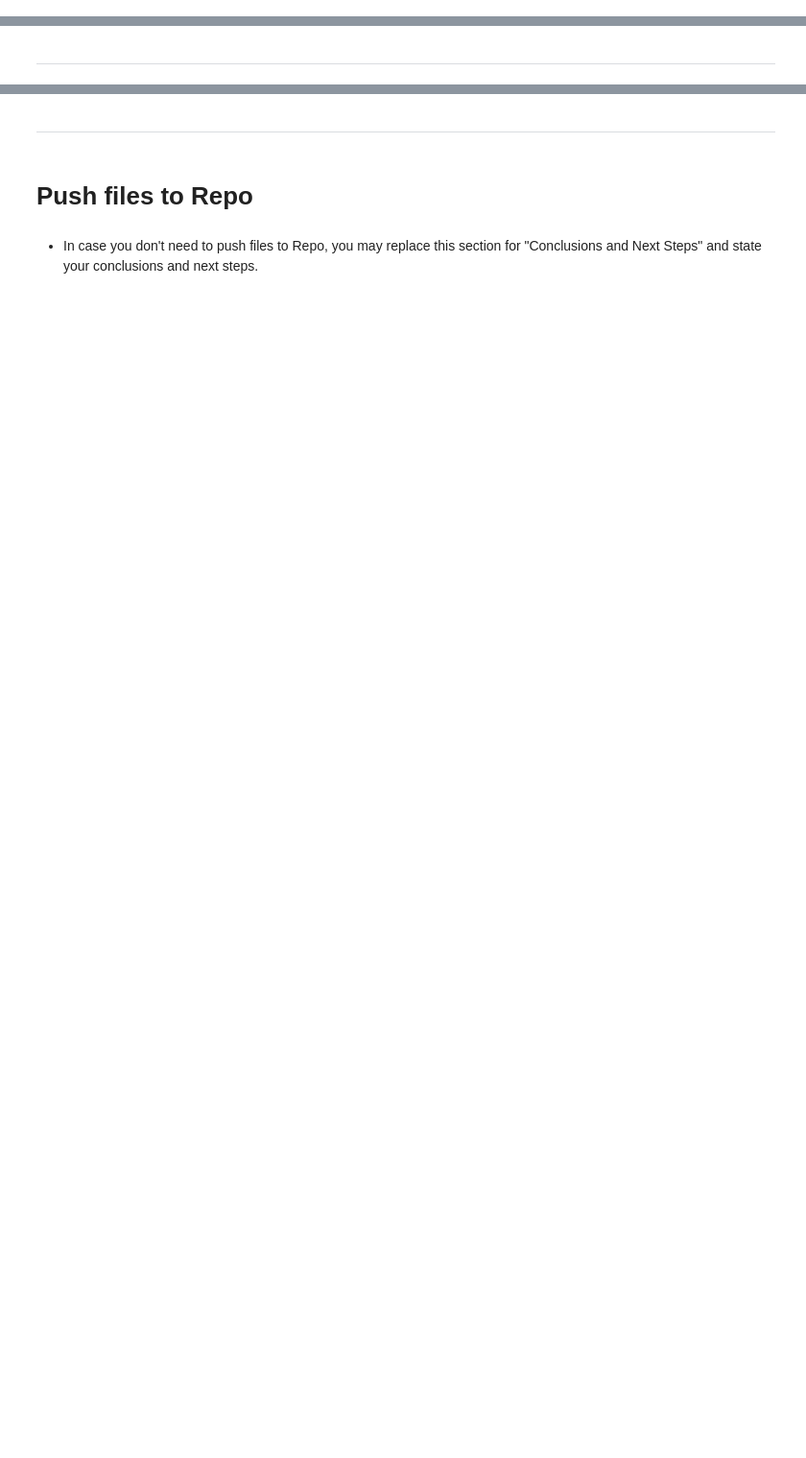
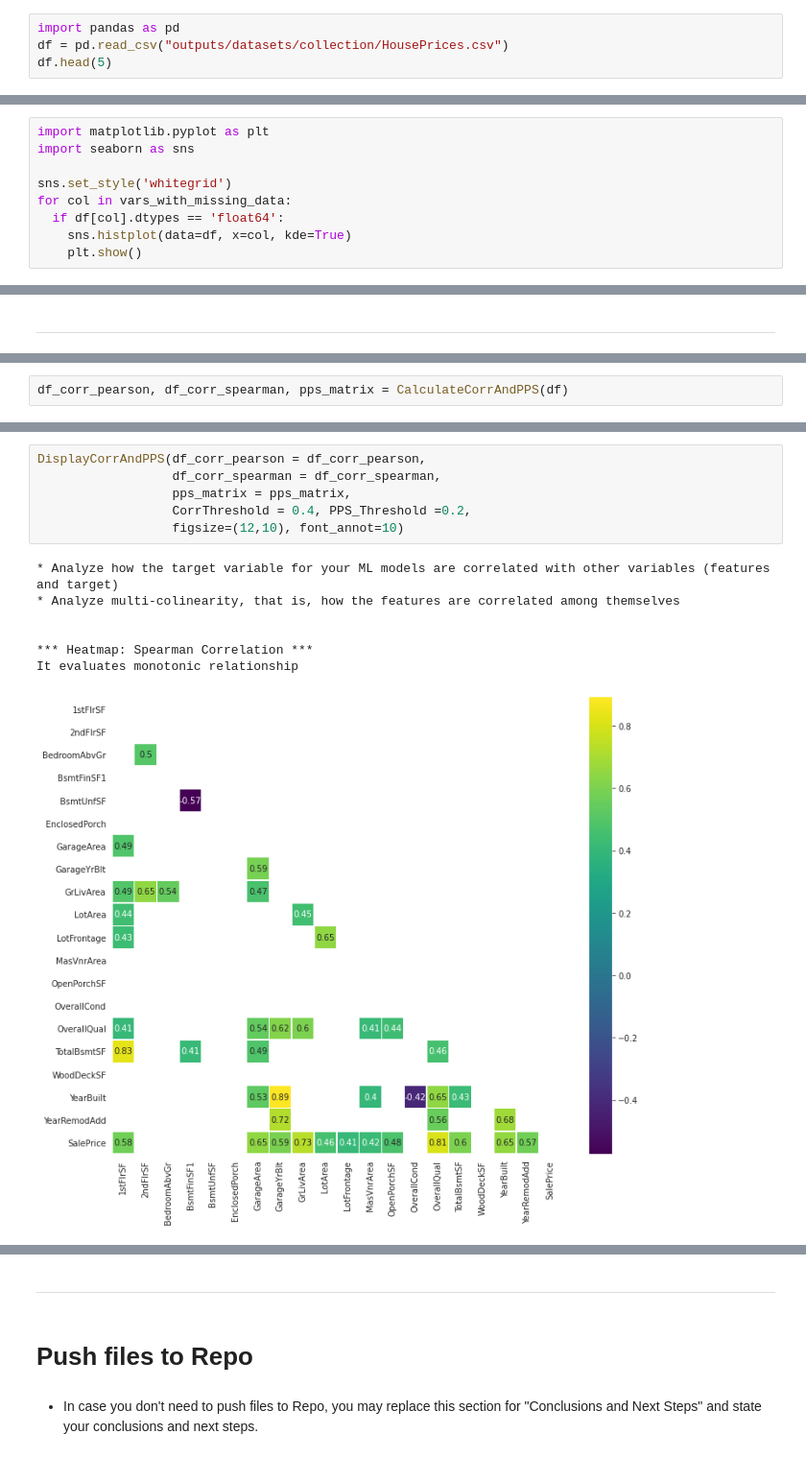
Before and after one commit to Amareteklay/heritage-housing-issues, a Jupyter notebook: jupyter_notebooks/02 - Data_Cleaning.ipynb, the cells around one changed output, grey strips where cells are left out. Shown at 96% size. Drawn from its saved outputs; the diff is of its cells as text; blank space fills up the shorter version.

Commit message:
data cleaning

```diff
--- a/jupyter_notebooks/02 - Data_Cleaning.ipynb
+++ b/jupyter_notebooks/02 - Data_Cleaning.ipynb
@@ -49,0 +52,4 @@ Section 1 content
+# %%
+import pandas as pd
+df = pd.read_csv("outputs/datasets/collection/HousePrices.csv")
+df.head(5)
@@ -49,0 +86,9 @@ Section 1 content
+# %%
+import matplotlib.pyplot as plt
+import seaborn as sns
+
+sns.set_style('whitegrid')
+for col in vars_with_missing_data:
+  if df[col].dtypes == 'float64':
+    sns.histplot(data=df, x=col, kde=True)
+    plt.show()
@@ -55,0 +200,2 @@ Section 2 content
+# %%
+df_corr_pearson, df_corr_spearman, pps_matrix = CalculateCorrAndPPS(df)
@@ -55,0 +207,14 @@ Section 2 content
+# %%
+DisplayCorrAndPPS(df_corr_pearson = df_corr_pearson,
+                  df_corr_spearman = df_corr_spearman,
+                  pps_matrix = pps_matrix,
+                  CorrThreshold = 0.4, PPS_Threshold =0.2,
+                  figsize=(12,10), font_annot=10)
+# %% [output]
+* Analyze how the target variable for your ML models are correlated with other variables (features and target)
+* Analyze multi-colinearity, that is, how the features are correlated among themselves
+
+
+*** Heatmap: Spearman Correlation ***
+It evaluates monotonic relationship
+[figure, added]
```
Also changed, not shown: parts of 46 cells of this notebook, 3 other files.
